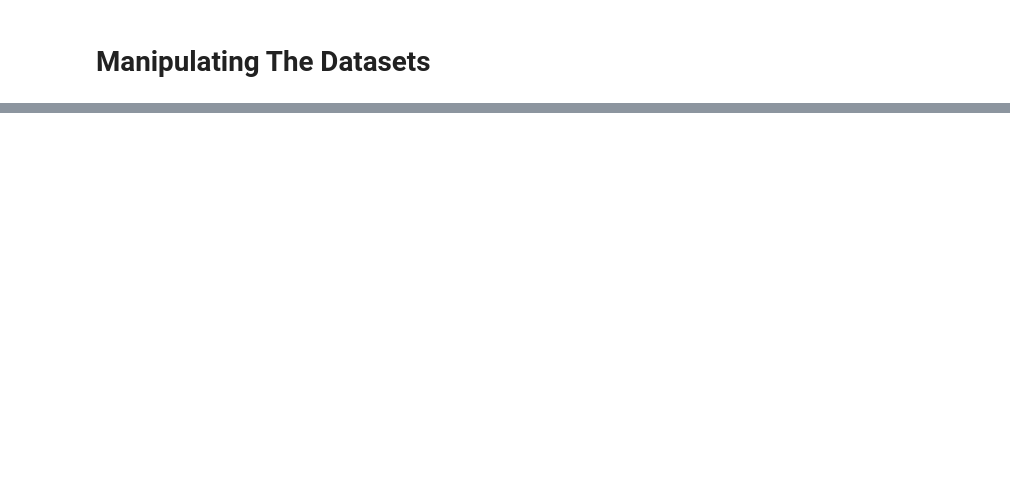
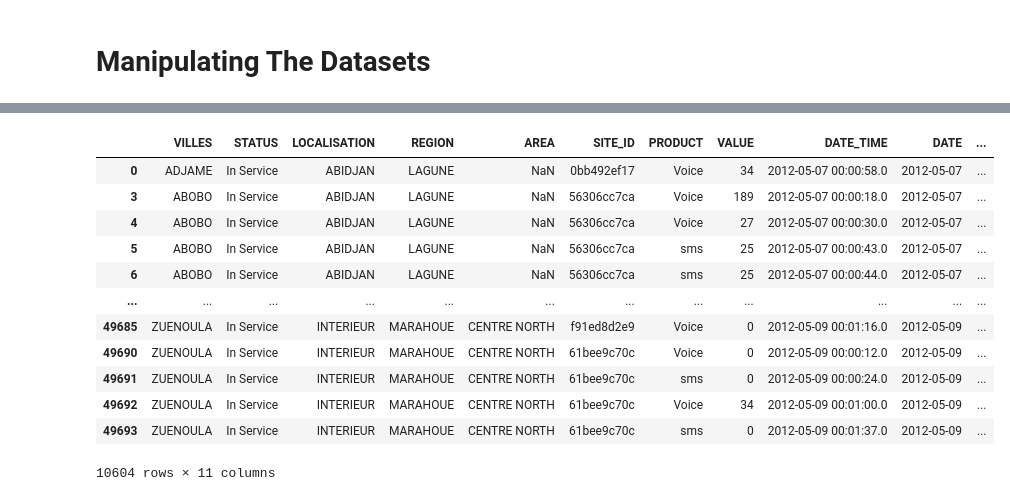
Before and after one commit to Shalyne-Waweru/Independent_Project-3, a Jupyter notebook: Moringa_Data_Science_Prep_W3_Independent_Project_2020_03_Shalyne_Waweru_Python_Notebook.ipynb, the cells around one changed output, grey strips where cells are left out. Cells and saved outputs as stored; diff of their text form; code cells hidden in the pictures; blank space fills up the shorter version.

```diff
--- a/Moringa_Data_Science_Prep_W3_Independent_Project_2020_03_Shalyne_Waweru_Python_Notebook.ipynb
+++ b/Moringa_Data_Science_Prep_W3_Independent_Project_2020_03_Shalyne_Waweru_Python_Notebook.ipynb
@@ -226,7 +252,7 @@ df_all = pd.concat((df_merge1, df_merge2, df_merge3), axis=0, ignore_index=True)
 df_all
 
 # Dropping un-needed columns
-df_newall = df_all.drop(['DECOUPZONE', 'ZONENAME', 'LONGITUDE', 'LATITUDE', 'SITE_CODE', 'CELL_ON_SITE', 'DW_A_NUMBER_INT', 'DW_B_NUMBER_INT', 'COUNTRY_A', 'COUNTRY_B', 'SITE_ID'], axis = 1)
+df_newall = df_all.drop(['DECOUPZONE', 'ZONENAME', 'LONGITUDE', 'LATITUDE', 'CELL_ID_x', 'CELL_ON_SITE', 'DW_A_NUMBER_INT', 'DW_B_NUMBER_INT', 'COUNTRY_A', 'COUNTRY_B', 'CELL_ID_y'], axis = 1)
 df_newall
 
 # Dropping any duplicates
@@ -235,10 +261,7 @@ df_drop= df_newall.duplicated()
 df_drop = df_newall.drop_duplicates()
 df_drop
 
-# Dropping null rows and columns
+# Dropping null rows
 df_nonull = df_drop.dropna(axis=0, how='all')
 df_nonull
-
-result = pd.value_counts(df_nonull['VILLES'])
-result.head(25)
 # %% [output]
@@ -312,0 +361,23 @@ Name: VILLES, dtype: int64
+# %%
+# Splitting the DATE_TIME column for analysis
+#
+df_nonull[['DATE','TIME']] = df_nonull.DATE_TIME.str.split(expand=True)
+df_nonull
+
+df_time = pd.value_counts(df_nonull['TIME'])
+df_time
+#df_split[df_split["TIME"] > ]
+# %% [output]
+|  | VILLES | STATUS | LOCALISATION | REGION | AREA | SITE_ID | PRODUCT | VALUE | DATE_TIME | DATE | ... |
+| 0 | ADJAME | In Service | ABIDJAN | LAGUNE | NaN | 0bb492ef17 | Voice | 34 | 2012-05-07 00:00:58.0 | 2012-05-07 | ... |
+| 3 | ABOBO | In Service | ABIDJAN | LAGUNE | NaN | 56306cc7ca | Voice | 189 | 2012-05-07 00:00:18.0 | 2012-05-07 | ... |
+| 4 | ABOBO | In Service | ABIDJAN | LAGUNE | NaN | 56306cc7ca | Voice | 27 | 2012-05-07 00:00:30.0 | 2012-05-07 | ... |
+| 5 | ABOBO | In Service | ABIDJAN | LAGUNE | NaN | 56306cc7ca | sms | 25 | 2012-05-07 00:00:43.0 | 2012-05-07 | ... |
+| 6 | ABOBO | In Service | ABIDJAN | LAGUNE | NaN | 56306cc7ca | sms | 25 | 2012-05-07 00:00:44.0 | 2012-05-07 | ... |
+| ... | ... | ... | ... | ... | ... | ... | ... | ... | ... | ... | ... |
+| 49685 | ZUENOULA | In Service | INTERIEUR | MARAHOUE | CENTRE NORTH | f91ed8d2e9 | Voice | 0 | 2012-05-09 00:01:16.0 | 2012-05-09 | ... |
+| 49690 | ZUENOULA | In Service | INTERIEUR | MARAHOUE | CENTRE NORTH | 61bee9c70c | Voice | 0 | 2012-05-09 00:00:12.0 | 2012-05-09 | ... |
+| 49691 | ZUENOULA | In Service | INTERIEUR | MARAHOUE | CENTRE NORTH | 61bee9c70c | sms | 0 | 2012-05-09 00:00:24.0 | 2012-05-09 | ... |
+| 49692 | ZUENOULA | In Service | INTERIEUR | MARAHOUE | CENTRE NORTH | 61bee9c70c | Voice | 34 | 2012-05-09 00:01:00.0 | 2012-05-09 | ... |
+| 49693 | ZUENOULA | In Service | INTERIEUR | MARAHOUE | CENTRE NORTH | 61bee9c70c | sms | 0 | 2012-05-09 00:01:37.0 | 2012-05-09 | ... |
+10604 rows × 11 columns
```
Also changed, not shown: parts of 14 cells of this notebook.
